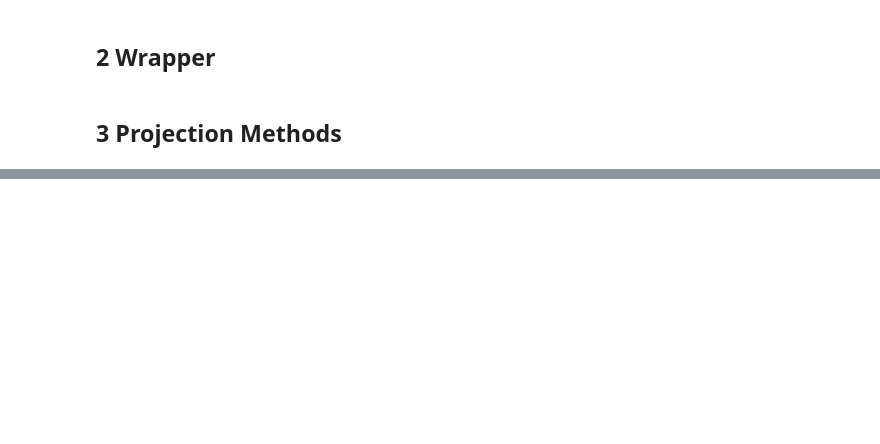
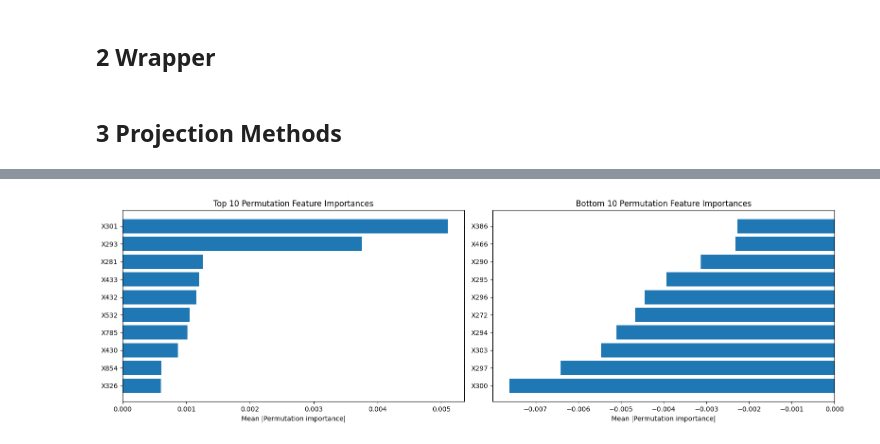
Before and after one commit to ryantjx/kaggle, a Jupyter notebook: drw-cryptomarketprediction2025/treemodels2.ipynb, the cells around one changed output, grey strips where cells are left out. Drawn from its saved outputs; the diff is of its cells as text; code cells hidden in the pictures; blank space fills up the shorter version.

```diff
--- a/drw-cryptomarketprediction2025/treemodels2.ipynb
+++ b/drw-cryptomarketprediction2025/treemodels2.ipynb
@@ -495,0 +618,94 @@ results = evaluate_grid(
+# %%
+from sklearn.inspection import permutation_importance
+
+def plot_permutation_importance(
+    model: RandomForestRegressor,
+    X_test: pd.DataFrame,
+    y_test: pd.Series | np.ndarray,
+    random_state: int | None = None,
+    count: int = 10,
+    n_repeats: int = 5,
+    n_jobs: int = -1,
+    scoring: str = 'neg_mean_squared_error',
+    figsize: tuple[int, int] = (8, 6)
+) -> None:
+    """
+    Compute permutation importances on a fitted RandomForestRegressor quickly
+    by using parallel jobs and fewer repeats, then plot a descending bar chart of mean importance.
+
+    Parameters
+    ----------
+    model : RandomForestRegressor
+        A fitted RandomForestRegressor instance.
+    X_test : pd.DataFrame
+        Feature matrix for testing.
+    y_test : pd.Series or np.ndarray
+        True target values corresponding to X_test.
+    random_state : int or None, default=None
+        Seed for reproducibility (used by permutation_importance).
+    n_repeats : int, default=5
+        Number of times to permute a feature. Fewer repeats speeds up computation.
+    n_jobs : int, default=-1
+        Number of parallel jobs for permutation_importance. Set to -1 to use all available cores.
+    scoring : str, default='neg_mean_squared_error'
+        Scoring metric to evaluate performance after permutation.
+    figsize : tuple[int, int], default=(8, 6)
+        Figure size for the bar chart.
+    """
+    # Optionally subsample X_test if it's very large (uncomment if needed)
+    # max_samples = 1000
+    # if len(X_test) > max_samples:
+    #     X_sub = X_test.sample(n=max_samples, random_state=random_state)
+    #     y_sub = y_test[X_sub.index]
+    # else:
+    #     X_sub, y_sub = X_test, y_test
+
+    # Compute permutation importances using parallel jobs
+    perm_res = permutation_importance(
+        estimator=model,
+        X=X_test,
+        y=y_test,
+        n_repeats=n_repeats,
+        random_state=random_state,
+        scoring=scoring,
+        n_jobs=n_jobs
+    )
+
+    importances_mean = pd.Series(perm_res.importances_mean, index=X_test.columns).sort_values(ascending=False)
+
+    # 3. Select top‐`count` and bottom‐`count`
+    top_n = importances_mean.head(count)
+    bottom_n = importances_mean.tail(count)
+
+    # 4. Create a 1×2 subplot
+    fig, axes = plt.subplots(1, 2, figsize=figsize)
+
+    # 5. Plot top‐count features on the left (highest at top)
+    axes[0].barh(top_n.index, top_n.values)
+    axes[0].invert_yaxis()
+    axes[0].set_title(f"Top {count} Permutation Feature Importances")
+    axes[0].set_xlabel("Mean |Permutation importance|")
+
+    # 6. Plot bottom‐count features on the right (lowest at top)
+    axes[1].barh(bottom_n.index, bottom_n.values)
+    axes[1].invert_yaxis()
+    axes[1].set_title(f"Bottom {count} Permutation Feature Importances")
+    axes[1].set_xlabel("Mean |Permutation importance|")
+
+    plt.tight_layout()
+    plt.show()
+    return importances_mean
+
+permutation = plot_permutation_importance(
+    model=rf,
+    X_test=X_test,
+    y_test=y_test,
+    random_state=42,
+    count=10,
+    n_repeats=5,
+    n_jobs=-1,
+    scoring='neg_mean_squared_error',
+    figsize=(16, 5)
+)
+# %% [output]
+[figure, added]
```
Also changed, not shown: parts of 33 cells of this notebook, 3 other files.
